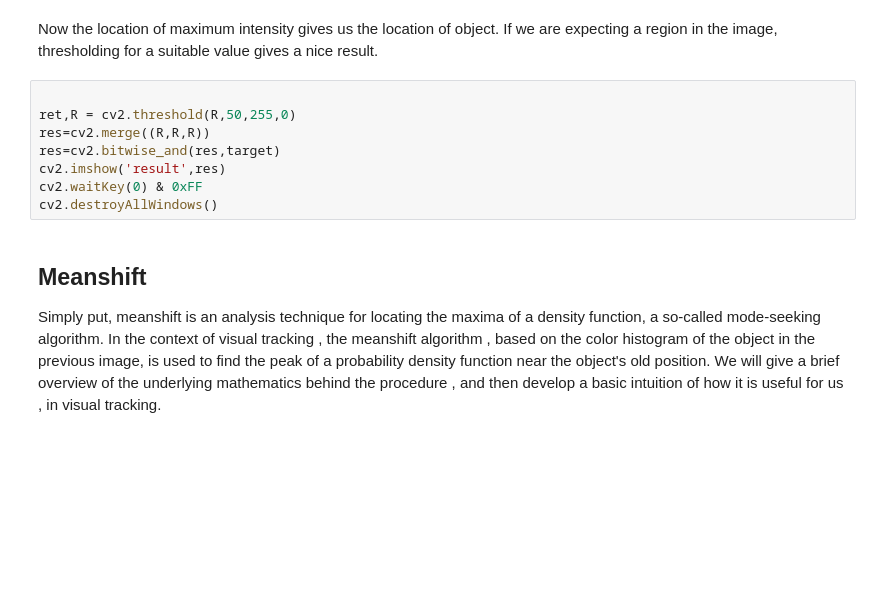
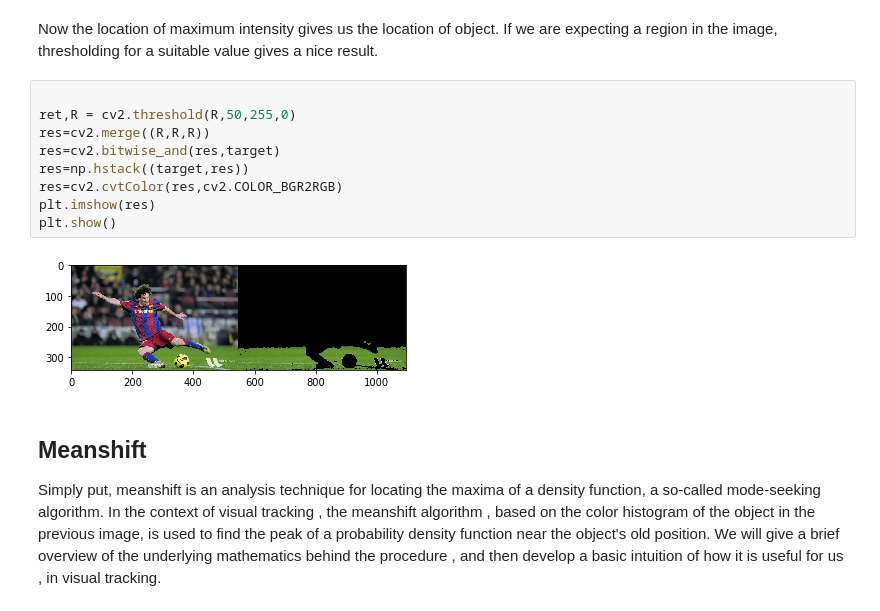
Before and after one commit to iitmcvg/Content, a Jupyter notebook: Sessions/Summer_School_2018/Session_4/Session 4.ipynb, the cells around one changed output. Drawn from its saved outputs; the diff is of its cells as text; blank space fills up the shorter version.

```diff
--- a/Sessions/Summer_School_2018/Session_4/Session 4.ipynb
+++ b/Sessions/Summer_School_2018/Session_4/Session 4.ipynb
@@ -70,11 +83,14 @@ Now the location of maximum intensity gives us the location of object. If we are
 # %%
 
 ret,R = cv2.threshold(R,50,255,0)
 res=cv2.merge((R,R,R))
 res=cv2.bitwise_and(res,target)
-cv2.imshow('result',res)
-cv2.waitKey(0) & 0xFF
-cv2.destroyAllWindows()
+res=np.hstack((target,res))
+res=cv2.cvtColor(res,cv2.COLOR_BGR2RGB)
+plt.imshow(res)
+plt.show()
+# %% [output]
+[figure, added]
 # %% [markdown]
 ##   Meanshift
 
```
Also changed, not shown: parts of 12 cells of this notebook.
